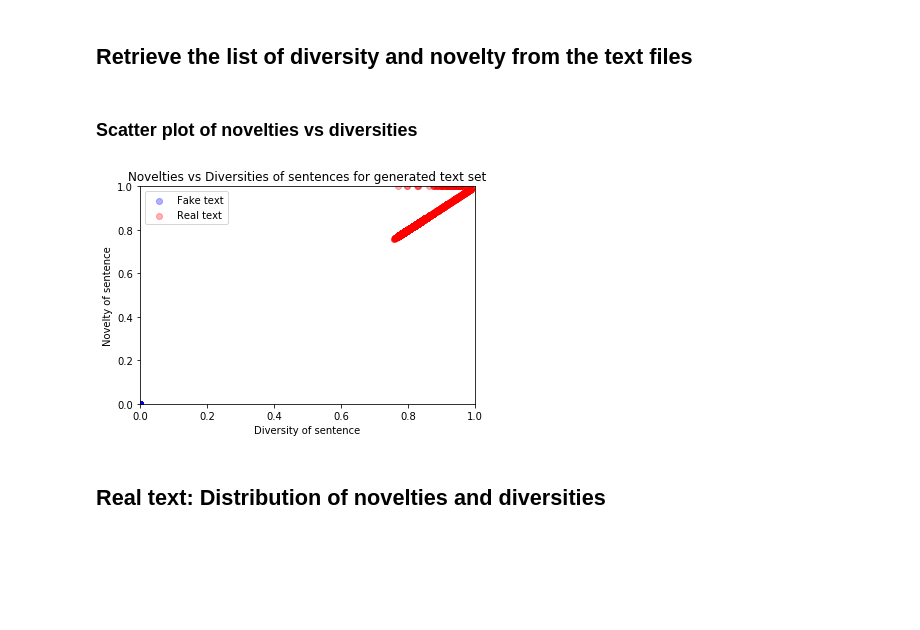
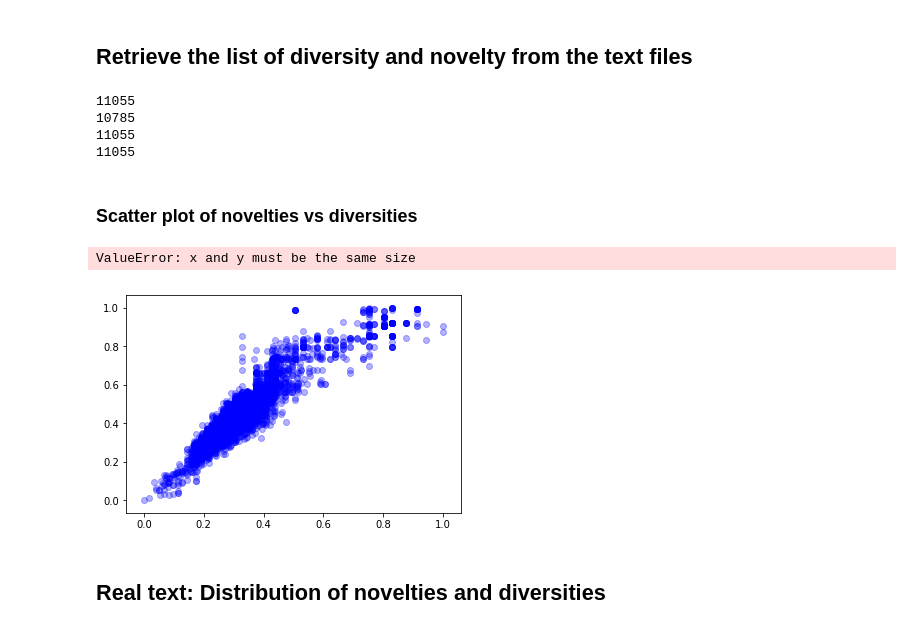
Before and after one commit to debashishc/classification-real-fake-text, a Jupyter notebook: analysis_levenshtein/Levenshtein_Analysis.ipynb, the cells around one changed output. Drawn from its saved outputs; the diff is of its cells as text; code cells hidden in the pictures; blank space fills up the shorter version.

```diff
--- a/analysis_levenshtein/Levenshtein_Analysis.ipynb
+++ b/analysis_levenshtein/Levenshtein_Analysis.ipynb
@@ -72,30 +72,50 @@ def scale_back(distance, real_sentence, fake_sentence):
     Want to scale back levenshtein distance
     """
     return distance * max(len(real_sentence), len(fake_sentence))
+# %%
+def normalize(values):
+    min_val, max_val = min(values), max(values)
+    return [(val - min_val) / (max_val - min_val) for val in values]
 # %% [markdown]
 ## Retrieve the list of diversity and novelty from the text files
 # %%
 real_diversities = read_list('levenshtein_diversities_real.txt')
+normed_real_diversities = normalize(fake_diversities)
+print(len(normed_real_diversities))
 # real_diversities = [1/ (div+1) for div in real_diversities]
-real_diversities = [1/((div/1 + 1)) for div in real_diversities]
+# real_diversities = [1/((div/1 + 1)) for div in real_diversities]
 
 real_novelties = read_list('levenshtein_novelties_real.txt')
+normed_real_novelties = normalize(real_novelties)
+print(len(normed_real_novelties))
+
 # real_novelties = [1/ (nov+1) for nov in real_novelties]
-real_novelties = [1/(nov/1 + 1) for nov in real_novelties]
+# real_novelties = [1/(nov/1 + 1) for nov in real_novelties]
 
 fake_diversities = read_list('levenshtein_diversities_fake2.txt')
+normed_fake_diversities = normalize(fake_diversities)
+print(len(normed_fake_diversities))
 # fake_diversities = [1/ (div+1) for div in fake_diversities]
-fake_diversities = [ div/len(fake_diversities) for div in fake_diversities]
+# fake_diversities = [ div/len(fake_diversities) for div in fake_diversities]
 
 fake_novelties = read_list('levenshtein_novelties_fake2.txt')
+normed_fake_novelties = normalize(fake_novelties)
+print(len(normed_fake_novelties))
 # fake_novelties = [1/ (nov+1) for nov in fake_novelties]
-fake_novelties = [(nov/len(fake_novelties)) for nov in fake_novelties]
+# fake_novelties = [(nov/len(fake_novelties)) for nov in fake_novelties]
+# %% [output]
+11055
+10785
+11055
+11055
 # %% [markdown]
 ### Scatter plot of novelties vs diversities
-# %%
-get_scatter_plot(fake_diversities, fake_novelties, real_diversities, real_novelties)
-# %% [output]
-[figure, removed]
+# %%
+get_scatter_plot(normed_fake_diversities, normed_fake_novelties, \
+                 normed_real_diversities, normed_real_novelties)
+# %% [output]
+ValueError: x and y must be the same size
+[figure, added]
 # %% [markdown]
 ## Real text: Distribution of novelties and diversities
 # %%
```
Also changed, not shown: 9 other files.
